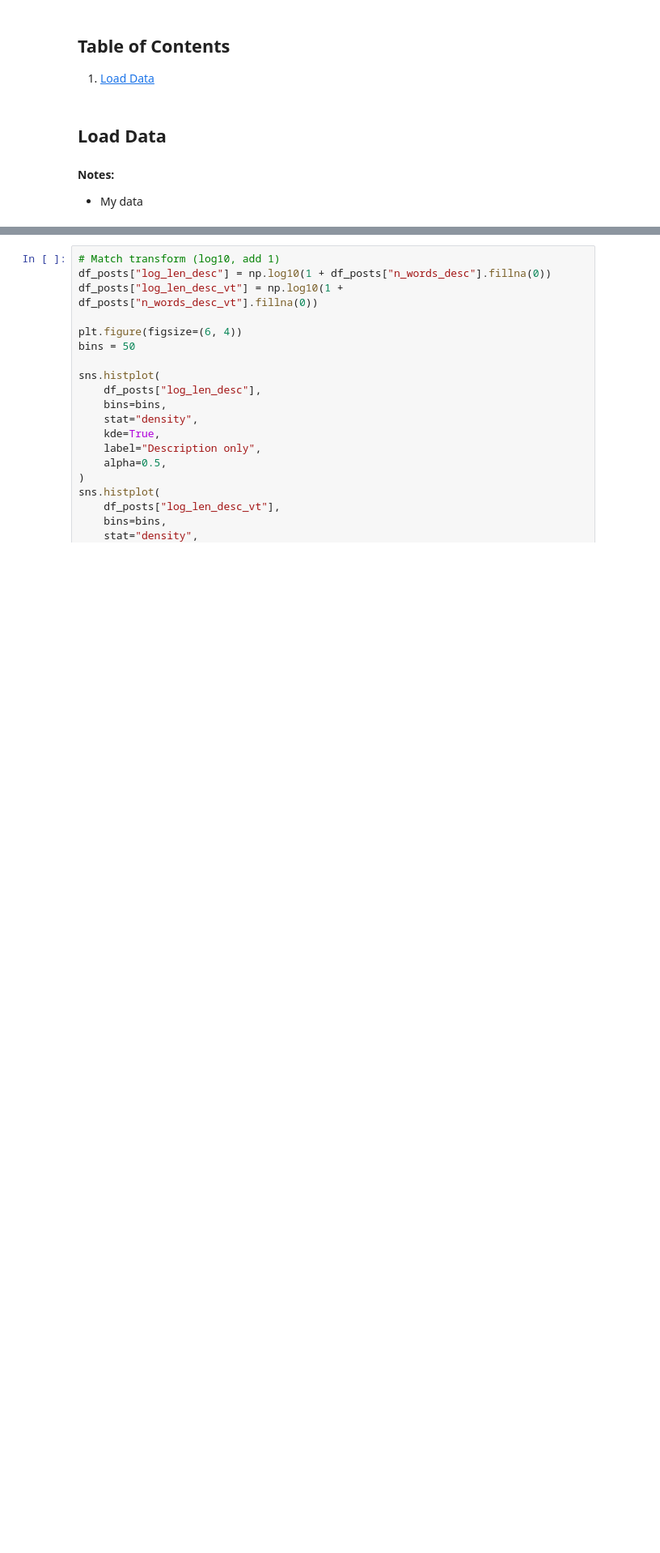
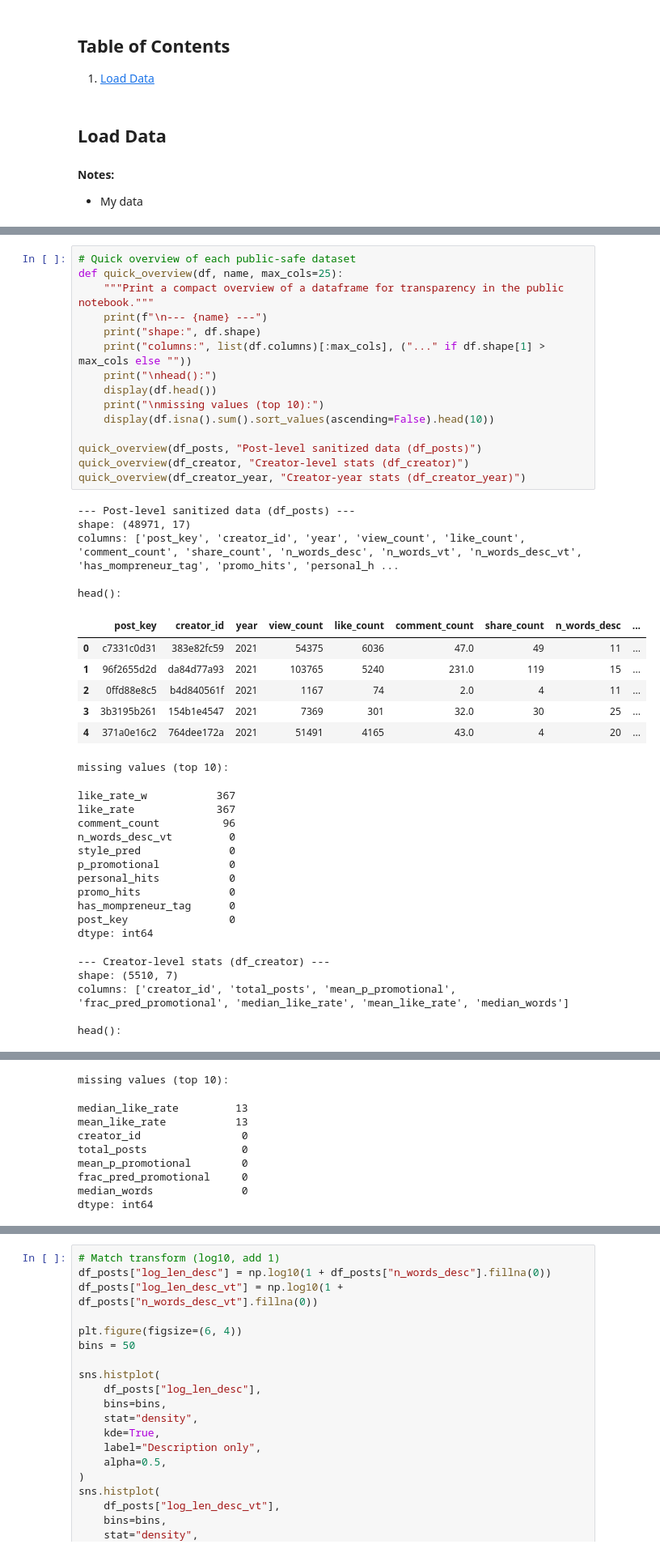
Before and after one commit to DS340H/capstone-public-jinruth, a Jupyter notebook: 02_generate_poster_figures_PUBLIC.ipynb, the cells around one changed output, grey strips where cells are left out. Shown at 81% size. Saved outputs shown, nothing was run; the diff lists cells and outputs as text; blank space fills up the shorter version.

Commit message:
add code good for public

```diff
--- a/02_generate_poster_figures_PUBLIC.ipynb
+++ b/02_generate_poster_figures_PUBLIC.ipynb
@@ -47,0 +66,44 @@ import os
+# %%
+# Quick overview of each public-safe dataset
+def quick_overview(df, name, max_cols=25):
+    """Print a compact overview of a dataframe for transparency in the public notebook."""
+    print(f"\n--- {name} ---")
+    print("shape:", df.shape)
+    print("columns:", list(df.columns)[:max_cols], ("..." if df.shape[1] > max_cols else ""))
+    print("\nhead():")
+    display(df.head())
+    print("\nmissing values (top 10):")
+    display(df.isna().sum().sort_values(ascending=False).head(10))
+
+quick_overview(df_posts, "Post-level sanitized data (df_posts)")
+quick_overview(df_creator, "Creator-level stats (df_creator)")
+quick_overview(df_creator_year, "Creator-year stats (df_creator_year)")
+# %% [output]
+--- Post-level sanitized data (df_posts) ---
+shape: (48971, 17)
+columns: ['post_key', 'creator_id', 'year', 'view_count', 'like_count', 'comment_count', 'share_count', 'n_words_desc', 'n_words_vt', 'n_words_desc_vt', 'has_mompreneur_tag', 'promo_hits', 'personal_h ...
+
+head():
+|  | post_key | creator_id | year | view_count | like_count | comment_count | share_count | n_words_desc | ... |
+| 0 | c7331c0d31 | 383e82fc59 | 2021 | 54375 | 6036 | 47.0 | 49 | 11 | ... |
+| 1 | 96f2655d2d | da84d77a93 | 2021 | 103765 | 5240 | 231.0 | 119 | 15 | ... |
+| 2 | 0ffd88e8c5 | b4d840561f | 2021 | 1167 | 74 | 2.0 | 4 | 11 | ... |
+| 3 | 3b3195b261 | 154b1e4547 | 2021 | 7369 | 301 | 32.0 | 30 | 25 | ... |
+| 4 | 371a0e16c2 | 764dee172a | 2021 | 51491 | 4165 | 43.0 | 4 | 20 | ... |
+missing values (top 10):
+like_rate_w           367
+like_rate             367
+comment_count          96
+n_words_desc_vt         0
+style_pred              0
+p_promotional           0
+personal_hits           0
+promo_hits              0
+has_mompreneur_tag      0
+post_key                0
+dtype: int64
+--- Creator-level stats (df_creator) ---
+shape: (5510, 7)
+columns: ['creator_id', 'total_posts', 'mean_p_promotional', 'frac_pred_promotional', 'median_like_rate', 'mean_like_rate', 'median_words']
+
+head():
@@ -47,0 +116,9 @@ import os
+missing values (top 10):
+median_like_rate         13
+mean_like_rate           13
+creator_id                0
+total_posts               0
+mean_p_promotional        0
+frac_pred_promotional     0
+median_words              0
+dtype: int64
```
Also changed, not shown: parts of 8 cells of this notebook.
